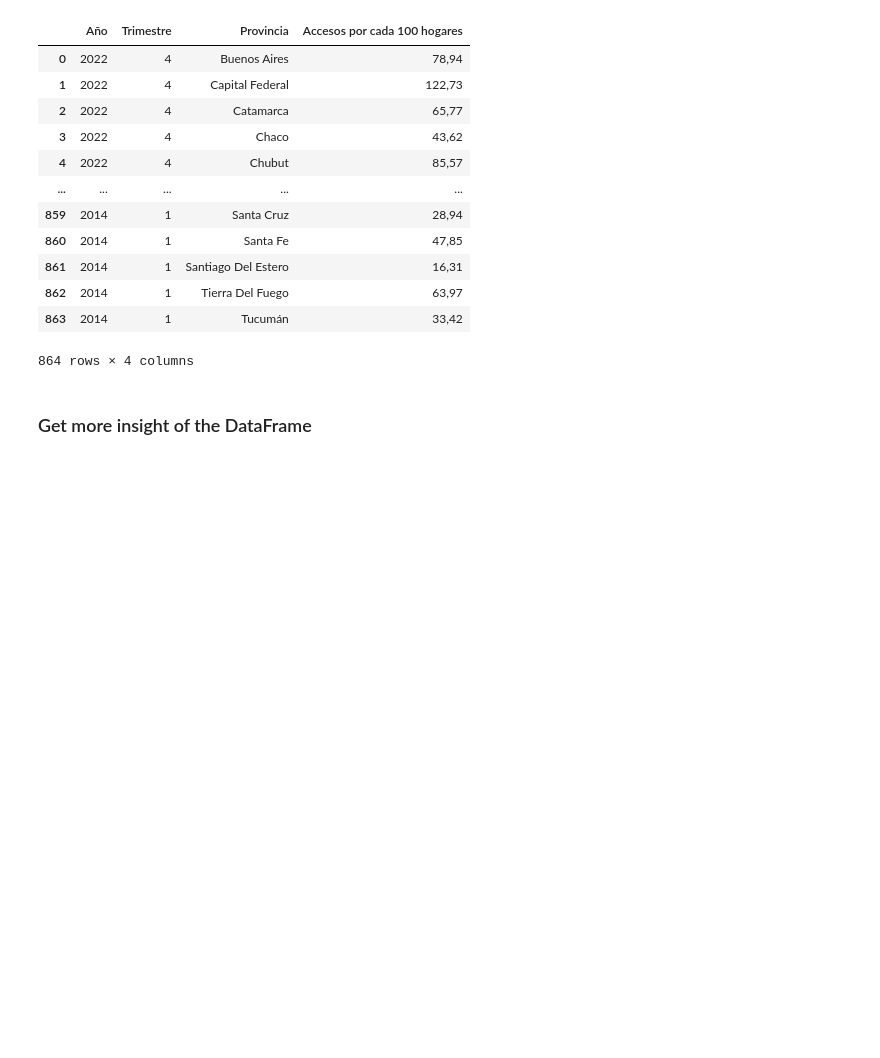
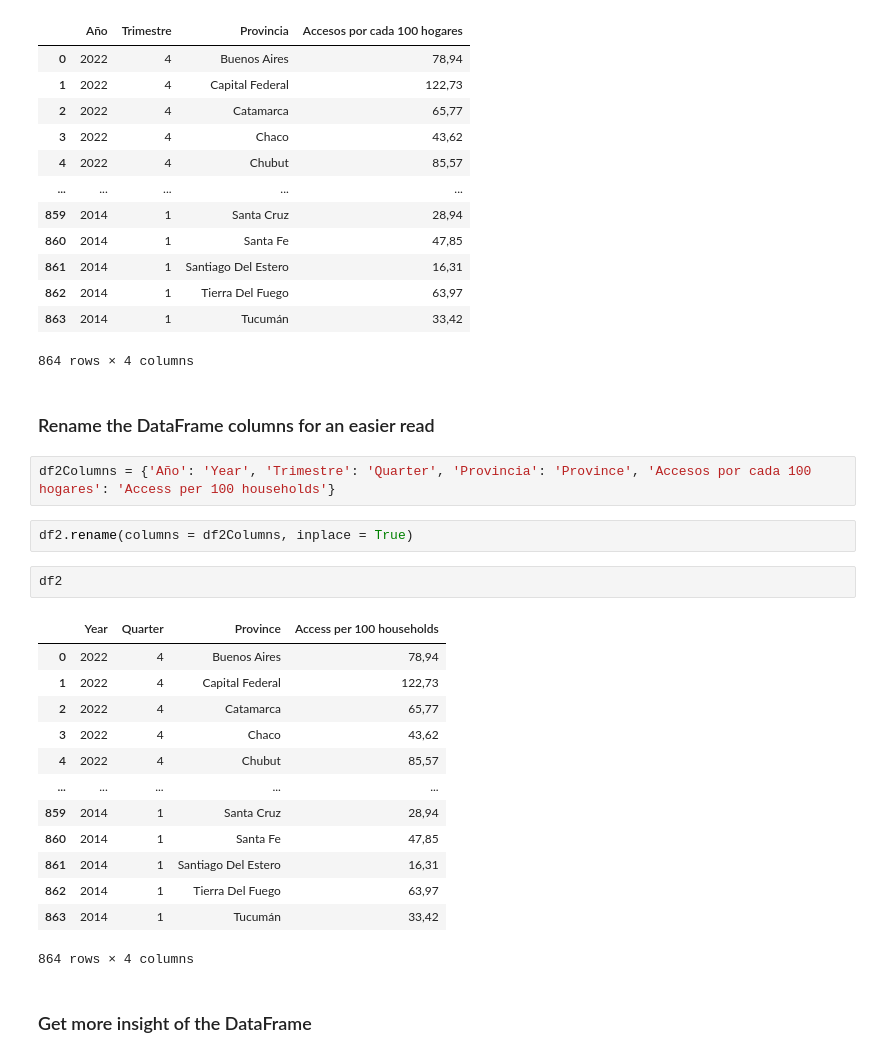
Before and after one commit to PatoMarzi/InternetAccess, a Jupyter notebook: EDAs/Listado_de_localidades_con_conectividad_a_internet.ipynb, the cells around one changed output. Drawn from its saved outputs; the diff is of its cells as text; blank space fills up the shorter version.

```diff
--- a/EDAs/Listado_de_localidades_con_conectividad_a_internet.ipynb
+++ b/EDAs/Listado_de_localidades_con_conectividad_a_internet.ipynb
@@ -194,6 +248,28 @@ df2
 | 862 | 2014 | 1 | Tierra Del Fuego | 63,97 |
 | 863 | 2014 | 1 | Tucumán | 33,42 |
 864 rows × 4 columns
+# %% [markdown]
+### Rename the DataFrame columns for an easier read
+# %%
+df2Columns = {'Año': 'Year', 'Trimestre': 'Quarter', 'Provincia': 'Province', 'Accesos por cada 100 hogares': 'Access per 100 households'}
+# %%
+df2.rename(columns = df2Columns, inplace = True)
+# %%
+df2
+# %% [output]
+|  | Year | Quarter | Province | Access per 100 households |
+| 0 | 2022 | 4 | Buenos Aires | 78,94 |
+| 1 | 2022 | 4 | Capital Federal | 122,73 |
+| 2 | 2022 | 4 | Catamarca | 65,77 |
+| 3 | 2022 | 4 | Chaco | 43,62 |
+| 4 | 2022 | 4 | Chubut | 85,57 |
+| ... | ... | ... | ... | ... |
+| 859 | 2014 | 1 | Santa Cruz | 28,94 |
+| 860 | 2014 | 1 | Santa Fe | 47,85 |
+| 861 | 2014 | 1 | Santiago Del Estero | 16,31 |
+| 862 | 2014 | 1 | Tierra Del Fuego | 63,97 |
+| 863 | 2014 | 1 | Tucumán | 33,42 |
+864 rows × 4 columns
 # %% [markdown]
 ### Get more insight of the DataFrame
 # %%
```
Also changed, not shown: parts of 36 cells of this notebook, 2 other files.
